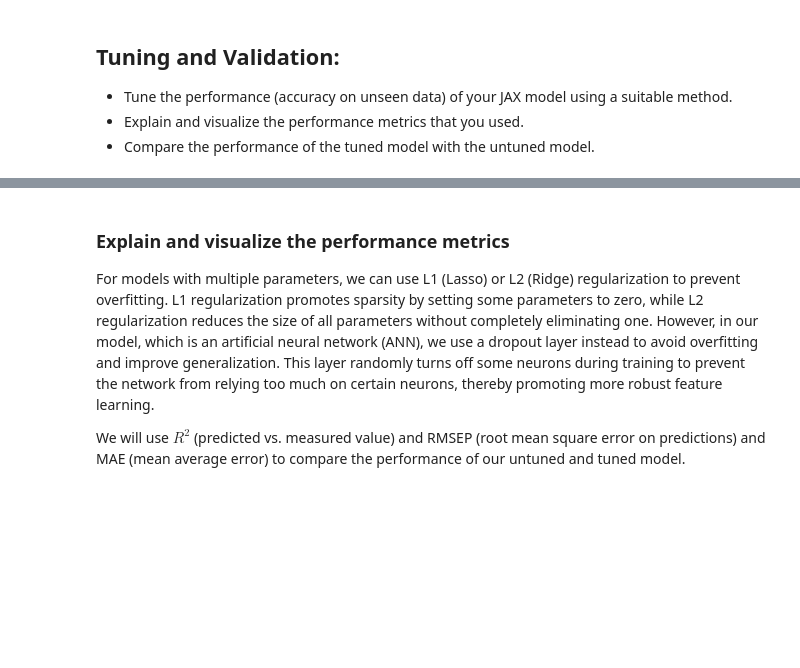
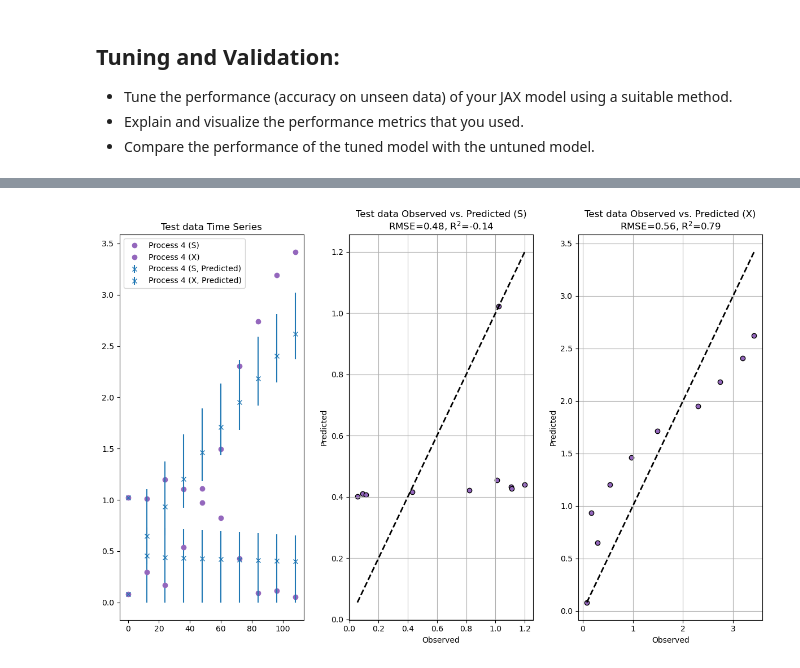
Before and after one commit to nkrausch/insilico_task, a Jupyter notebook: jupyter_notebooks/01_modelling_task.ipynb, the cells around one changed output, grey strips where cells are left out. Drawn from its saved outputs; the diff is of its cells as text; code cells hidden in the pictures; blank space fills up the shorter version.

```diff
--- a/jupyter_notebooks/01_modelling_task.ipynb
+++ b/jupyter_notebooks/01_modelling_task.ipynb
@@ -702,7 +918,7 @@ def reaction_model(t: float, concentrations: jnp.array, args: tuple, train: bool
 # %%
 # Inference using MCMC
 nuts_kernel_tuned = NUTS(model, dense_mass=True, init_strategy=init_to_median())
-mcmc_tuned = MCMC(nuts_kernel, num_samples=300, num_warmup=300)
+mcmc_tuned = MCMC(nuts_kernel_tuned, num_samples=300, num_warmup=300)
 
 mcmc_tuned.run(jax.random.PRNGKey(3), all_times, all_S0, all_X0, all_S, all_X, all_feed_times,
              all_feed_volumes, all_feed_concentration_s, all_start_volumes)
@@ -711,6 +944,0 @@ mcmc_tuned.print_summary()
-# %% [markdown]
-### Explain and visualize the performance metrics
-
-For models with multiple parameters, we can use L1 (Lasso) or L2 (Ridge) regularization to prevent overfitting. L1 regularization promotes sparsity by setting some parameters to zero, while L2 regularization reduces the size of all parameters without completely eliminating one. However, in our model, which is an artificial neural network (ANN), we use a dropout layer instead to avoid overfitting and improve generalization. This layer randomly turns off some neurons during training to prevent the network from relying too much on certain neurons, thereby promoting more robust feature learning.
-
-We will use $R^2$ (predicted vs. measured value) and RMSEP (root mean square error on predictions) and MAE (mean average error) to compare the performance of our untuned and tuned model.
@@ -717,3 +1023,66 @@ We will use $R^2$ (predicted vs. measured value) and RMSEP (root mean square err
+# %%
+# Transpose arrays
+mean_prediction = mean_prediction.T
+lower_credible_interval = lower_credible_interval.T
+upper_credible_interval = upper_credible_interval.T
+# %%
+# Show validation plot for test set
+fig, axs = plt.subplots(1, 3, figsize=(12, 8)) # 1 row, 2 columns
+axs = axs.flatten()
+
+
+# Calculate the error margins
+lower_error_S = np.abs(mean_prediction[0, :] - lower_credible_interval[0, :])
+upper_error_S = np.abs(upper_credible_interval[0, :] - mean_prediction[0, :])
+lower_error_X = np.abs(mean_prediction[1, :] - lower_credible_interval[1, :])
+upper_error_X = np.abs(upper_credible_interval[1, :] - mean_prediction[1, :])
+
+observations_filtered_S = all_S_test.squeeze()
+observations_filtered_X = all_X_test.squeeze()
+
+predictions_filtered_S = mean_prediction[0, :]
+predictions_filtered_X = mean_prediction[1, :]
+
+
+# Time series plot for S
+axs[0].plot(all_times_test.squeeze(), observations_filtered_S, "o", label=f'{state} (S)', color=color)
+axs[0].errorbar(all_times_test.squeeze(), predictions_filtered_S, yerr=[lower_error_S, upper_error_S], fmt='x', label=f'{state} (S, Predicted)', color=color2)
+axs[0].legend()
+
+# Time series plot for X
+axs[0].plot(all_times_test.squeeze(), observations_filtered_X, "o", label=f'{state} (X)', color=color)
+axs[0].errorbar(all_times_test.squeeze(), predictions_filtered_X, yerr=[lower_error_X, upper_error_X], fmt='x', label=f'{state} (X, Predicted)', color=color2)
+axs[0].set_title(f'Test data Time Series')
+axs[0].legend()
+
+
+# Calculate RMSE and R^2
+rmse_S = root_mean_squared_error(observations_filtered_S, predictions_filtered_S)
+r2_S = r2_score(observations_filtered_S, predictions_filtered_S)
+
+rmse_X = root_mean_squared_error(observations_filtered_X, predictions_filtered_X)
+r2_X = r2_score(observations_filtered_X, predictions_filtered_X)
+
+# Observed vs. Predicted plot with RMSE and R^2 in the title
+axs[1].scatter(observations_filtered_S, predictions_filtered_S, color=color, edgecolors='k')
+axs[1].plot([observations_filtered_S.min(), observations_filtered_S.max()], [observations_filtered_S.min(), observations_filtered_S.max()], 'k--', lw=2)
+axs[1].set_title(f'Test data Observed vs. Predicted (S)\nRMSE={rmse_S:.2f}, R$^2$={r2_S:.2f}')
+axs[1].set_xlabel('Observed')
+axs[1].set_ylabel('Predicted')
+axs[1].grid(True)
+
+# Observed vs. Predicted plot with RMSE and R^2 in the title
+axs[2].scatter(observations_filtered_X, predictions_filtered_X, color=color, edgecolors='k')
+axs[2].plot([observations_filtered_X.min(), observations_filtered_X.max()], [observations_filtered_X.min(), observations_filtered_X.max()], 'k--', lw=2)
+axs[2].set_title(f'Test data Observed vs. Predicted (X)\nRMSE={rmse_X:.2f}, R$^2$={r2_X:.2f}')
+axs[2].set_xlabel('Observed')
+axs[2].set_ylabel('Predicted')
+axs[2].grid(True)
+
+plt.tight_layout()
+plt.show()
+# %% [output]
+[figure, added]
 # %% [markdown]
 ## Model Analysis
  - Explain the behavior and characteristics of your model.
```
Also changed, not shown: parts of 33 cells of this notebook.
